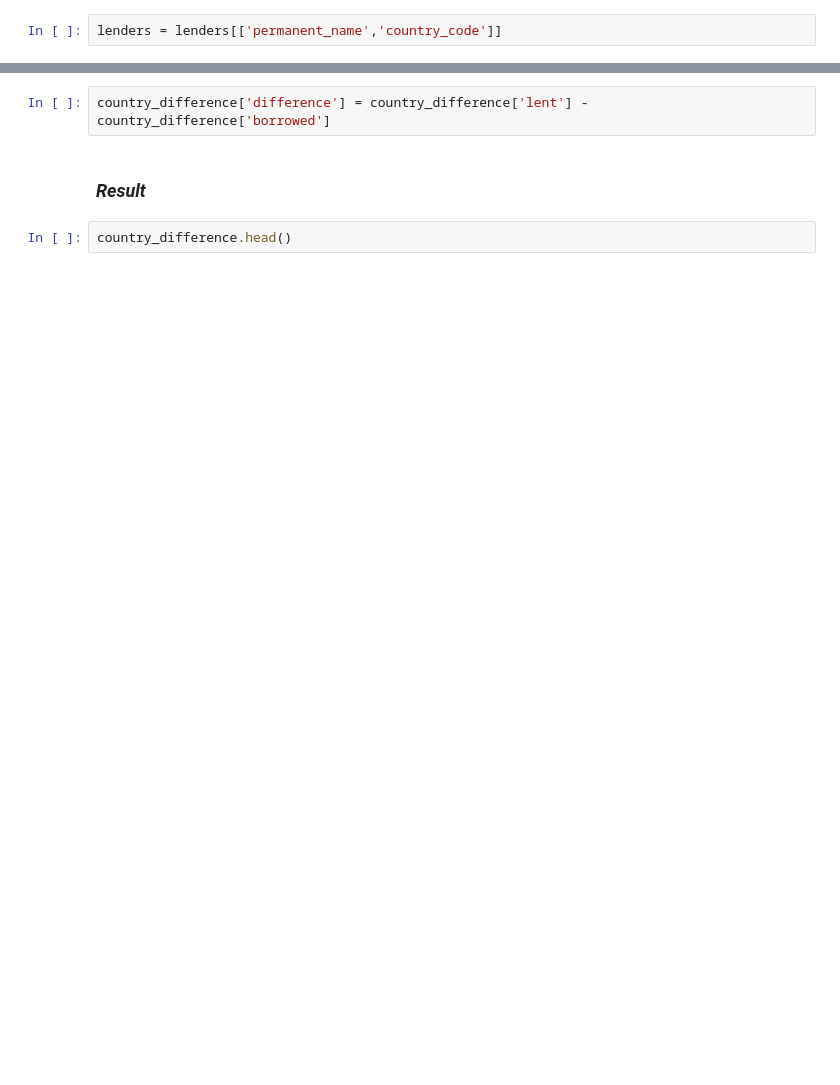
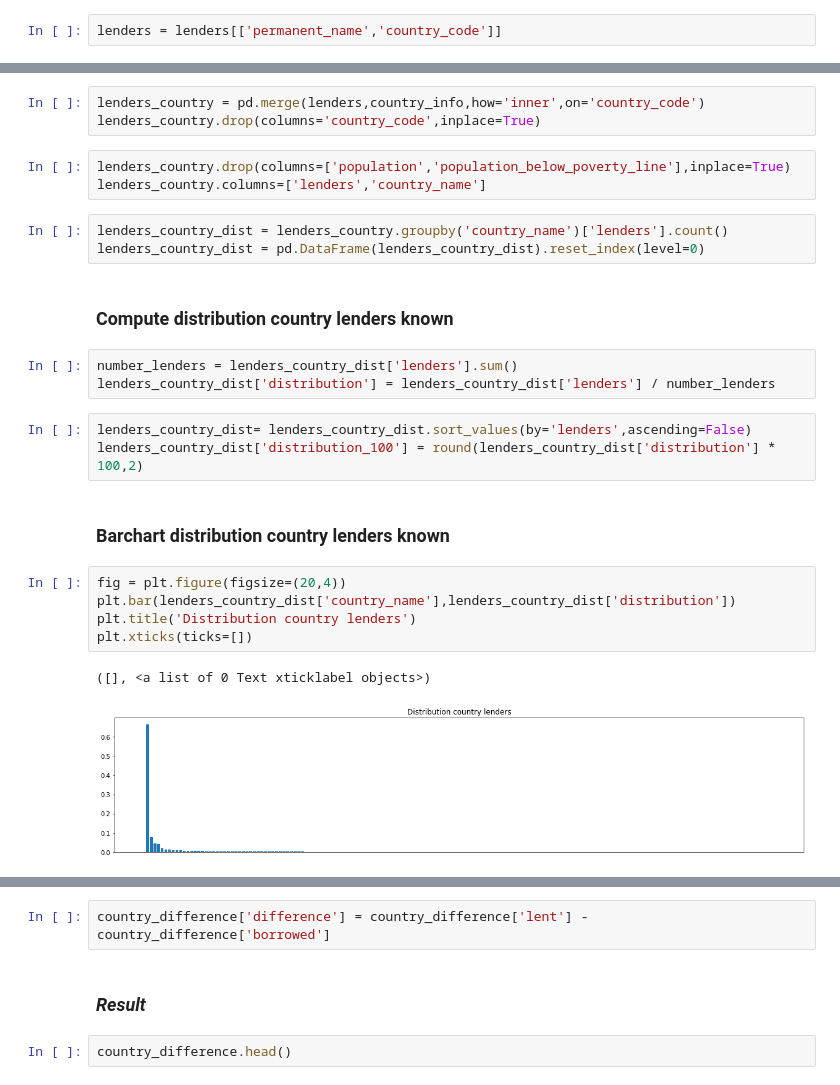
Before and after one commit to gaveter/Project_cs, a Jupyter notebook: Project.ipynb, the cells around one changed output, grey strips where cells are left out. Cells and saved outputs as stored; diff of their text form; blank space fills up the shorter version.

Commit message:
9 task fixed (miss barchart two distributions)

```diff
--- a/Project.ipynb
+++ b/Project.ipynb
@@ -982,0 +909,27 @@ lenders_country = pd.concat([lenders_country_distTrovare,lenders_country_distTro
+# %%
+lenders_country = pd.merge(lenders,country_info,how='inner',on='country_code')
+lenders_country.drop(columns='country_code',inplace=True)
+# %%
+lenders_country.drop(columns=['population','population_below_poverty_line'],inplace=True)
+lenders_country.columns=['lenders','country_name']
+# %%
+lenders_country_dist = lenders_country.groupby('country_name')['lenders'].count()
+lenders_country_dist = pd.DataFrame(lenders_country_dist).reset_index(level=0)
+# %% [markdown]
+### Compute distribution country lenders known
+# %%
+number_lenders = lenders_country_dist['lenders'].sum()
+lenders_country_dist['distribution'] = lenders_country_dist['lenders'] / number_lenders
+# %%
+lenders_country_dist= lenders_country_dist.sort_values(by='lenders',ascending=False)
+lenders_country_dist['distribution_100'] = round(lenders_country_dist['distribution'] * 100,2)
+# %% [markdown]
+### Barchart distribution country lenders known
+# %%
+fig = plt.figure(figsize=(20,4))
+plt.bar(lenders_country_dist['country_name'],lenders_country_dist['distribution'])
+plt.title('Distribution country lenders')
+plt.xticks(ticks=[])
+# %% [output]
+([], <a list of 0 Text xticklabel objects>)
+[figure, added]
```
Also changed, not shown: parts of 65 cells of this notebook.
